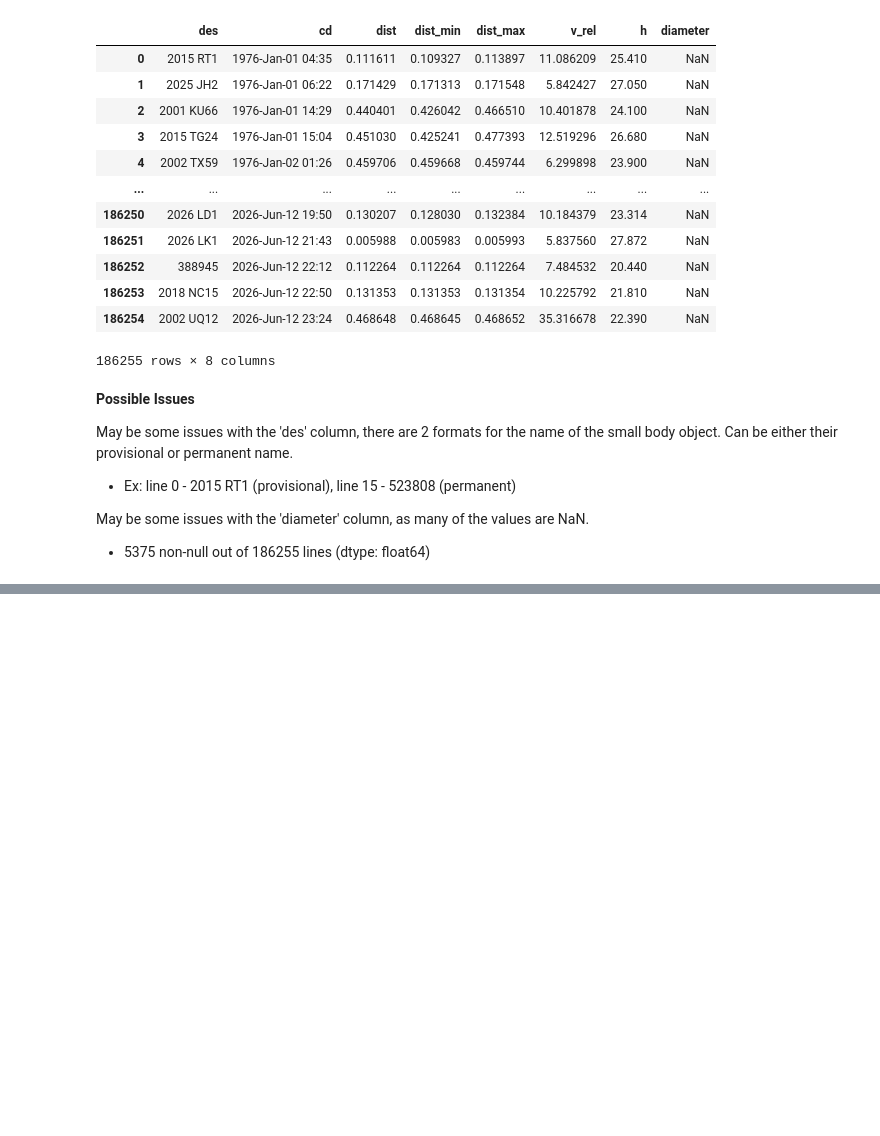
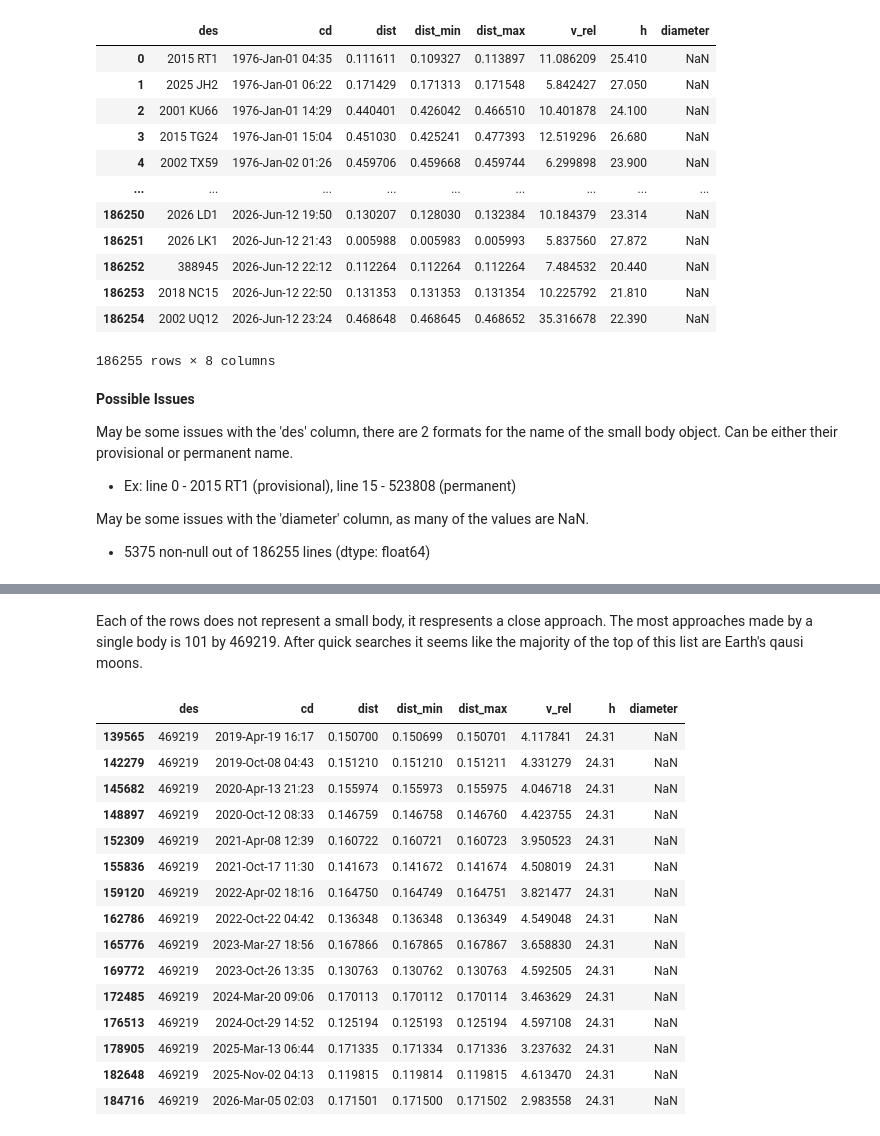
Before and after one commit to benteMarij/DSRP-Small-Body-Close-Approaches-BMdZ, a Jupyter notebook: Bente_de_Zwart_DSRP_Colab_Small_Body_Close_Approaches.ipynb, the cells around one changed output, grey strips where cells are left out. Drawn from its saved outputs; the diff is of its cells as text; code cells hidden in the pictures; blank space fills up the shorter version.

```diff
--- a/Bente_de_Zwart_DSRP_Colab_Small_Body_Close_Approaches.ipynb
+++ b/Bente_de_Zwart_DSRP_Colab_Small_Body_Close_Approaches.ipynb
@@ -50,0 +72,22 @@ May be some issues with the 'diameter' column, as many of the values are NaN.
+# %% [markdown]
+Each of the rows does not represent a small body, it respresents a close approach. The most approaches made by a single body is 101 by 469219. After quick searches it seems like the majority of the top of this list are Earth's qausi moons.
+# %%
+df469219 = df[df['des'] == '469219']
+df469219.tail(15)
+# %% [output]
+|  | des | cd | dist | dist_min | dist_max | v_rel | h | diameter |
+| 139565 | 469219 | 2019-Apr-19 16:17 | 0.150700 | 0.150699 | 0.150701 | 4.117841 | 24.31 | NaN |
+| 142279 | 469219 | 2019-Oct-08 04:43 | 0.151210 | 0.151210 | 0.151211 | 4.331279 | 24.31 | NaN |
+| 145682 | 469219 | 2020-Apr-13 21:23 | 0.155974 | 0.155973 | 0.155975 | 4.046718 | 24.31 | NaN |
+| 148897 | 469219 | 2020-Oct-12 08:33 | 0.146759 | 0.146758 | 0.146760 | 4.423755 | 24.31 | NaN |
+| 152309 | 469219 | 2021-Apr-08 12:39 | 0.160722 | 0.160721 | 0.160723 | 3.950523 | 24.31 | NaN |
+| 155836 | 469219 | 2021-Oct-17 11:30 | 0.141673 | 0.141672 | 0.141674 | 4.508019 | 24.31 | NaN |
+| 159120 | 469219 | 2022-Apr-02 18:16 | 0.164750 | 0.164749 | 0.164751 | 3.821477 | 24.31 | NaN |
+| 162786 | 469219 | 2022-Oct-22 04:42 | 0.136348 | 0.136348 | 0.136349 | 4.549048 | 24.31 | NaN |
+| 165776 | 469219 | 2023-Mar-27 18:56 | 0.167866 | 0.167865 | 0.167867 | 3.658830 | 24.31 | NaN |
+| 169772 | 469219 | 2023-Oct-26 13:35 | 0.130763 | 0.130762 | 0.130763 | 4.592505 | 24.31 | NaN |
+| 172485 | 469219 | 2024-Mar-20 09:06 | 0.170113 | 0.170112 | 0.170114 | 3.463629 | 24.31 | NaN |
+| 176513 | 469219 | 2024-Oct-29 14:52 | 0.125194 | 0.125193 | 0.125194 | 4.597108 | 24.31 | NaN |
+| 178905 | 469219 | 2025-Mar-13 06:44 | 0.171335 | 0.171334 | 0.171336 | 3.237632 | 24.31 | NaN |
+| 182648 | 469219 | 2025-Nov-02 04:13 | 0.119815 | 0.119814 | 0.119815 | 4.613470 | 24.31 | NaN |
+| 184716 | 469219 | 2026-Mar-05 02:03 | 0.171501 | 0.171500 | 0.171502 | 2.983558 | 24.31 | NaN |
```
Also changed, not shown: parts of 3 cells of this notebook.
